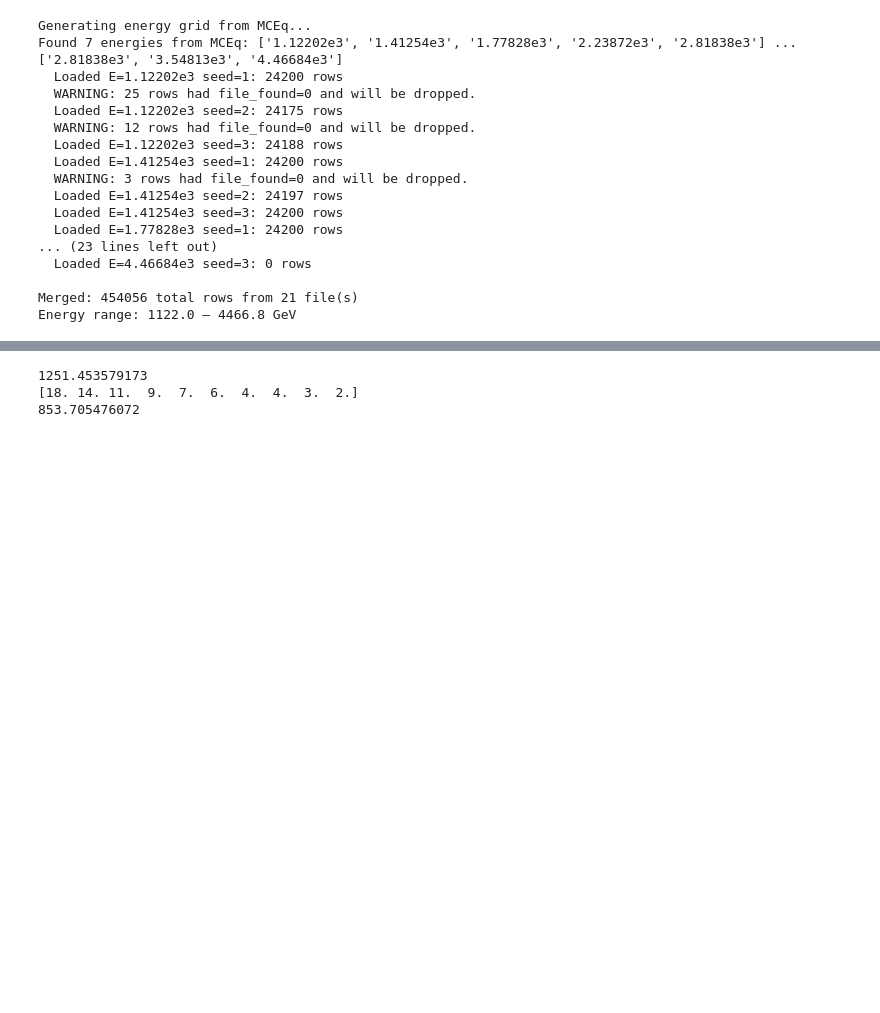
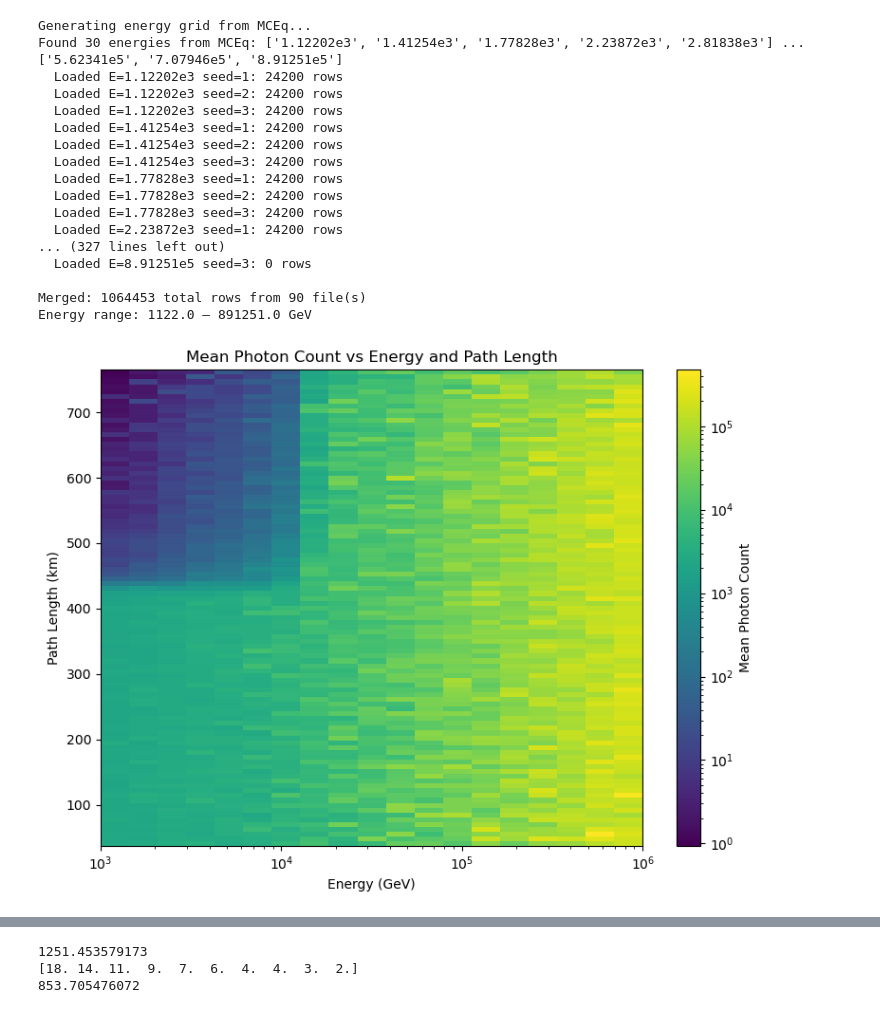
Before and after one commit to Teikiet/Muon_Trinity, a Jupyter notebook: analysis/Demonstrator_Muon_flux.ipynb, the cells around one changed output, grey strips where cells are left out. Cells and saved outputs as stored; diff of their text form; code cells hidden in the pictures; blank space fills up the shorter version.

```diff
--- a/analysis/Demonstrator_Muon_flux.ipynb
+++ b/analysis/Demonstrator_Muon_flux.ipynb
@@ -48,7 +48,7 @@ sys.stdout = old_stdout
 logging.disable(logging.NOTSET)
 
 E = mceq.e_grid
-E = E[(E >= 1e3) & (E <= 5e3)]
+E = E[(E >= 1e3) & (E <= 1e6)]
 
 def to_1e(val):
     exp = int(math.log10(val))
@@ -66,6 +66,10 @@ def load_scan(csv_path: str) -> pd.DataFrame:
     n_missing = (df["file_found"] == 0).sum()
     if n_missing > 0:
         print(f"  WARNING: {n_missing} rows had file_found=0 and will be dropped.")
+        index = (df["file_found"] == 0)
+        print("zenith",set(df["zen"][index]))
+        print("azimuth",set(df["az"][index]))
+        print("height",set(df["height"][index]))
     df = df[df["file_found"] == 1].copy()
     df["r"] = np.sqrt(df["tel_x"]**2 + df["tel_z"]**2).round(4)
     df["detected"] = (df["max_pe"] >= PE_THRESHOLD).astype(float)
@@ -147,19 +151,59 @@ file_size = np.array(df["file_size_MB"])
 photon_count = np.array(df["corsika8_photon_count"])
 # %% [output]
 Generating energy grid from MCEq...
-Found 7 energies from MCEq: ['1.12202e3', '1.41254e3', '1.77828e3', '2.23872e3', '2.81838e3'] ... ['2.81838e3', '3.54813e3', '4.46684e3']
+Found 30 energies from MCEq: ['1.12202e3', '1.41254e3', '1.77828e3', '2.23872e3', '2.81838e3'] ... ['5.62341e5', '7.07946e5', '8.91251e5']
   Loaded E=1.12202e3 seed=1: 24200 rows
-  WARNING: 25 rows had file_found=0 and will be dropped.
-  Loaded E=1.12202e3 seed=2: 24175 rows
-  WARNING: 12 rows had file_found=0 and will be dropped.
-  Loaded E=1.12202e3 seed=3: 24188 rows
+  Loaded E=1.12202e3 seed=2: 24200 rows
+  Loaded E=1.12202e3 seed=3: 24200 rows
   Loaded E=1.41254e3 seed=1: 24200 rows
-  WARNING: 3 rows had file_found=0 and will be dropped.
-  Loaded E=1.41254e3 seed=2: 24197 rows
+  Loaded E=1.41254e3 seed=2: 24200 rows
   Loaded E=1.41254e3 seed=3: 24200 rows
   Loaded E=1.77828e3 seed=1: 24200 rows
-... (23 lines left out)
-  Loaded E=4.46684e3 seed=3: 0 rows
+  Loaded E=1.77828e3 seed=2: 24200 rows
+  Loaded E=1.77828e3 seed=3: 24200 rows
+  Loaded E=2.23872e3 seed=1: 24200 rows
+... (327 lines left out)
+  Loaded E=8.91251e5 seed=3: 0 rows
 
-Merged: 454056 total rows from 21 file(s)
-Energy range: 1122.0 – 4466.8 GeV
+Merged: 1064453 total rows from 90 file(s)
+Energy range: 1122.0 – 891251.0 GeV
+# %%
+import matplotlib.colors as mcolors
+N_E = 20
+N_S = 100
+E_bins = np.logspace(3, 6, N_E)#np.quantile(Energy_GeV, np.linspace(0, 1, N_E + 1))
+Slant_bins = np.linspace(min(Slant), max(Slant), N_S)#np.quantile(Slant, np.linspace(0, 1, N_S + 1))
+
+# Build 2D grid of average photon counts
+photon_grid = np.zeros((len(Slant_bins)-1, len(E_bins)-1))
+
+for i in range(len(E_bins)-1):
+    for j in range(len(Slant_bins)-1):
+        mask = (
+            (Energy_GeV >= E_bins[i]) & (Energy_GeV < E_bins[i+1]) &
+            (Slant >= Slant_bins[j]) & (Slant < Slant_bins[j+1])
+        )
+        p = np.mean(photon_count[mask])
+        photon_grid[j, i] = p
+
+fig, ax = plt.subplots(figsize=(8, 6))
+
+mesh = ax.pcolormesh(
+    E_bins, Slant_bins, photon_grid,
+    norm=mcolors.LogNorm(vmin=np.nanmin(photon_grid[photon_grid > 0]),
+                         vmax=np.nanmax(photon_grid)),
+    cmap='viridis'
+)
+
+cbar = plt.colorbar(mesh, ax=ax)
+cbar.set_label("Mean Photon Count")
+
+ax.set_xscale("log")
+ax.set_xlabel("Energy (GeV)")
+ax.set_ylabel("Path Length (km)")
+ax.set_title("Mean Photon Count vs Energy and Path Length")
+
+plt.tight_layout()
+plt.show()
+# %% [output]
+[figure, added]
```
Also changed, not shown: parts of 2 cells of this notebook, 3 other files.
